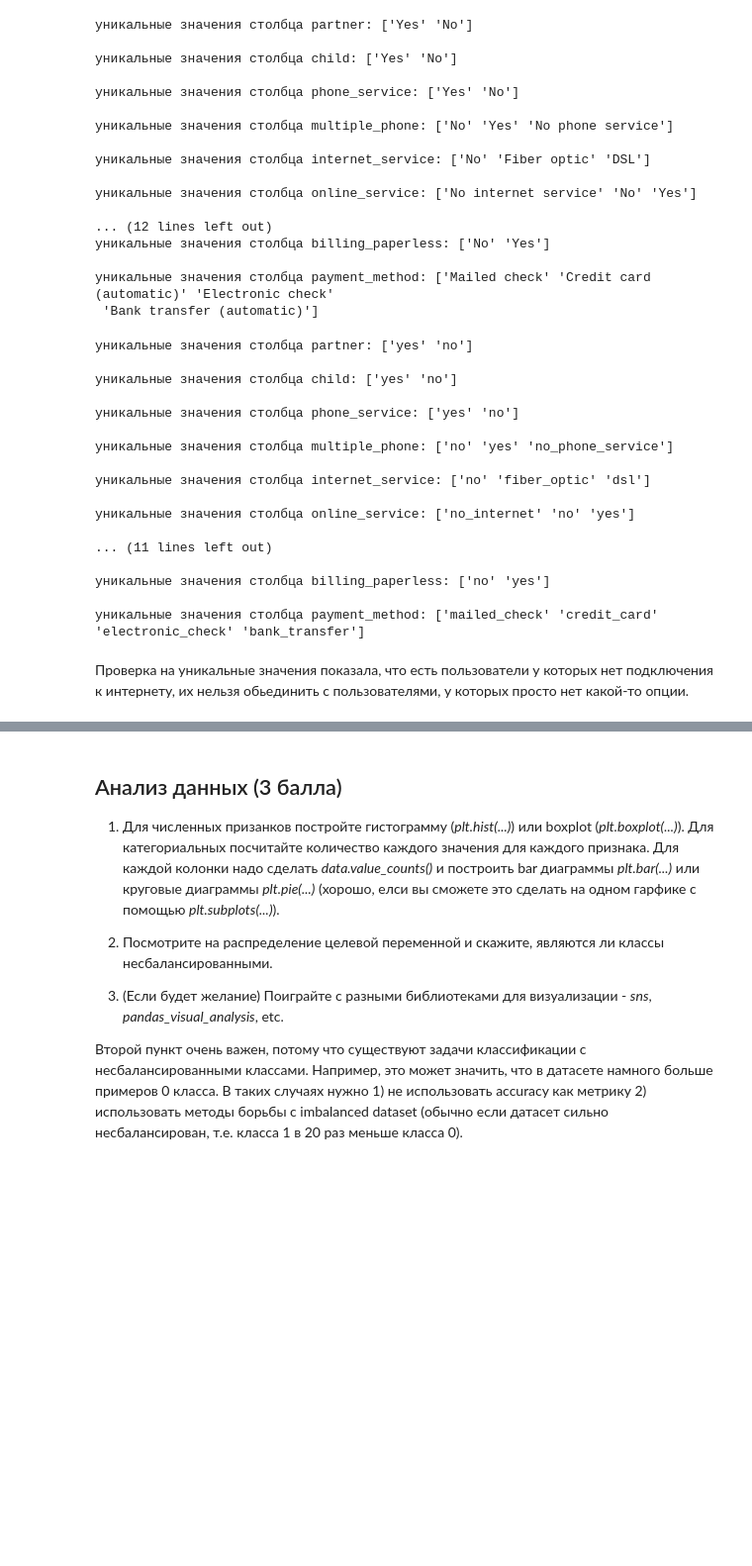
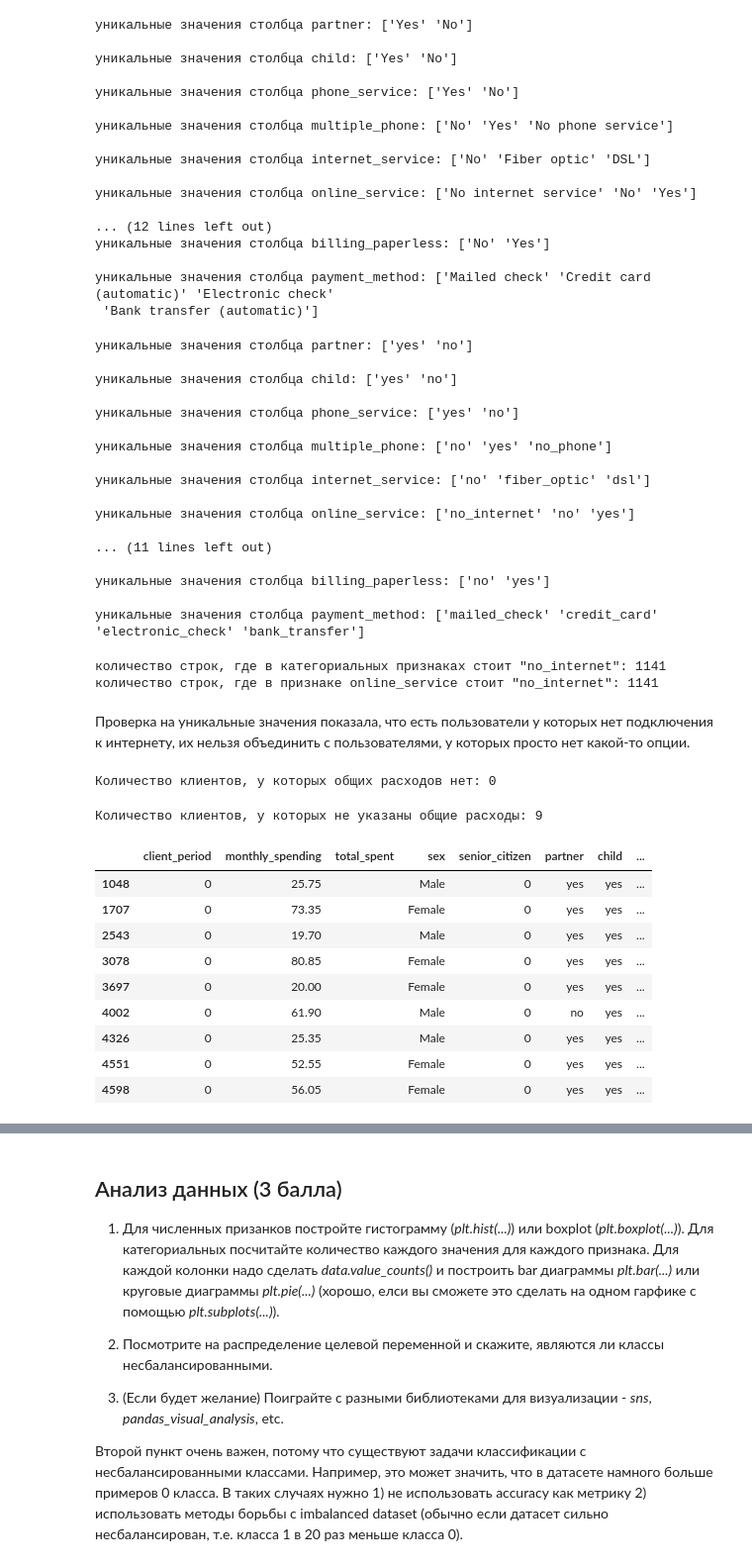
Before and after one commit to ValentinaZubareva2906/deep_learning_mipt, a Jupyter notebook: неделя 3 "Отток клиентов"/note.ipynb, the cells around one changed output, grey strips where cells are left out. Shown at 99% size. Drawn from its saved outputs; the diff is of its cells as text; code cells hidden in the pictures; blank space fills up the shorter version.

```diff
--- a/неделя 3 "Отток клиентов"/note.ipynb
+++ b/неделя 3 "Отток клиентов"/note.ipynb
@@ -263,6 +263,7 @@ for word in list:
   if word == 'payment_method':
     data_train[word] = data_train[word].replace('Bank transfer (automatic)' ,'Bank transfer').replace('Credit card (automatic)' ,'Credit card')
   data_train[word] = data_train[word].replace('No internet service' ,'No internet')
+  data_train[word] = data_train[word].replace('No phone service' ,'No phone')
   data_train[word] = data_train[word].str.replace(' ','_').str.lower()
   print(f'уникальные значения столбца {word}: {data_train[word].unique()}\n')
 # %% [output]
@@ -272,7 +273,7 @@ for word in list:
 
 уникальные значения столбца phone_service: ['yes' 'no']
 
-уникальные значения столбца multiple_phone: ['no' 'yes' 'no_phone_service']
+уникальные значения столбца multiple_phone: ['no' 'yes' 'no_phone']
 
 уникальные значения столбца internet_service: ['no' 'fiber_optic' 'dsl']
 
@@ -283,5 +284,32 @@ for word in list:
 уникальные значения столбца billing_paperless: ['no' 'yes']
 
 уникальные значения столбца payment_method: ['mailed_check' 'credit_card' 'electronic_check' 'bank_transfer']
+# %%
+print('количество строк, где в категориальных признаках стоит "no_internet":',data_train.query('online_service == "no_internet" and online_backup == "no_internet" and device_protection == "no_internet" and tech_support == "no_internet" and online_tv == "no_internet" and movie_subscription == "no_internet"')['online_service'].count())
+print('количество строк, где в признаке online_service стоит "no_internet":', data_train.query('online_service == "no_internet"')['online_service'].count())
+# %% [output]
+количество строк, где в категориальных признаках стоит "no_internet": 1141
+количество строк, где в признаке online_service стоит "no_internet": 1141
 # %% [markdown]
-Проверка на уникальные значения показала, что есть пользователи у которых нет подключения к интернету, их нельзя обьединить с пользователями, у которых просто нет какой-то опции.
+Проверка на уникальные значения показала, что есть пользователи у которых нет подключения к интернету, их нельзя объединить с пользователями, у которых просто нет какой-то опции.
+# %%
+print('Количество клиентов, у которых общих расходов нет:', data_train.query('total_spent == 0')['total_spent'].count())
+# %% [output]
+Количество клиентов, у которых общих расходов нет: 0
+# %%
+print('Количество клиентов, у которых не указаны общие расходы:', data_train.query('total_spent == " "')['total_spent'].count())
+# %% [output]
+Количество клиентов, у которых не указаны общие расходы: 9
+# %%
+display(data_train.query('total_spent == " "').head(10))
+# %% [output]
+|  | client_period | monthly_spending | total_spent | sex | senior_citizen | partner | child | ... |
+| 1048 | 0 | 25.75 |  | Male | 0 | yes | yes | ... |
+| 1707 | 0 | 73.35 |  | Female | 0 | yes | yes | ... |
+| 2543 | 0 | 19.70 |  | Male | 0 | yes | yes | ... |
+| 3078 | 0 | 80.85 |  | Female | 0 | yes | yes | ... |
+| 3697 | 0 | 20.00 |  | Female | 0 | yes | yes | ... |
+| 4002 | 0 | 61.90 |  | Male | 0 | no | yes | ... |
+| 4326 | 0 | 25.35 |  | Male | 0 | yes | yes | ... |
+| 4551 | 0 | 52.55 |  | Female | 0 | yes | yes | ... |
+| 4598 | 0 | 56.05 |  | Female | 0 | yes | yes | ... |
```
Also changed, not shown: parts of 5 cells of this notebook.
